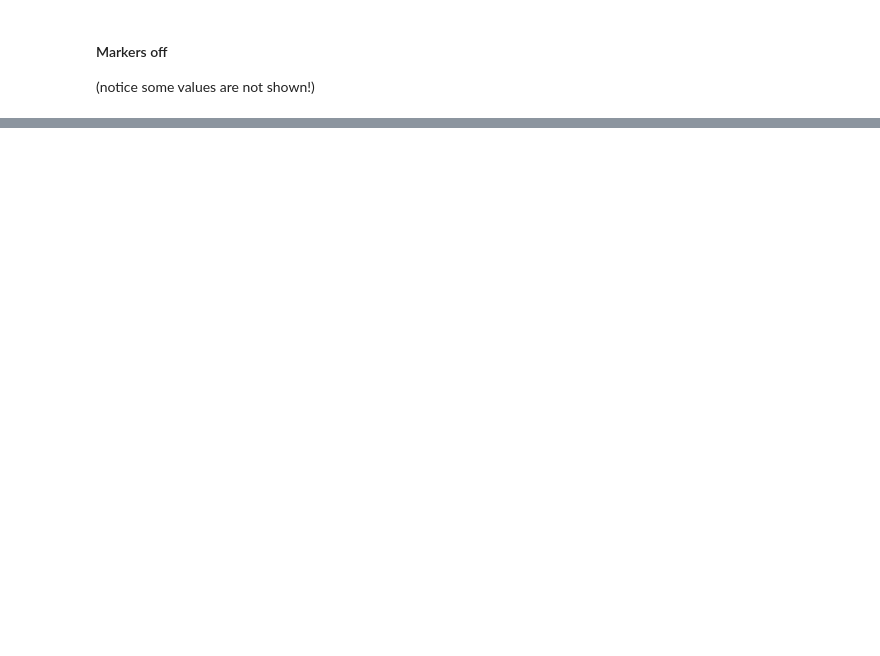
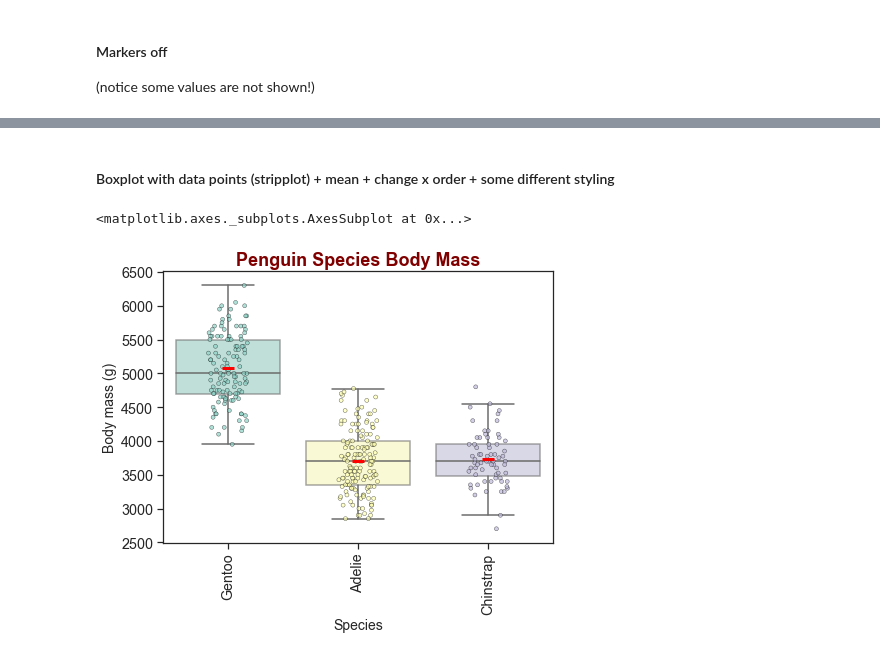
Before and after one commit to liel-cohen/LielTools, a Jupyter notebook: plots_examp.ipynb, the cells around one changed output, grey strips where cells are left out. Saved outputs shown, nothing was run; the diff lists cells and outputs as text; code cells hidden in the pictures; blank space fills up the shorter version.

```diff
--- a/plots_examp.ipynb
+++ b/plots_examp.ipynb
@@ -133,0 +187,18 @@ ax = PlotTools.parallele_coordinates_plot(iris_df, class_column='species', cmap=
+# %% [markdown]
+#### Boxplot with data points (stripplot) + mean + change x order + some different styling
+# %%
+PlotTools.plot_boxplot(peng_df["species"], # x values series
+             peng_df["body_mass_g"], # y values series
+             figsize=(7, 5), palette='Set3',
+             plotTitle='Penguin Species Body Mass',
+             xTitle='Species',
+             yTitle='Body mass (g)',
+             xRotation=90,
+             font_scale=1.3,
+             order=['Gentoo', 'Adelie', 'Chinstrap'],
+             linewidth=0.4,
+             add_mean=True,
+             mean_size=150)
+# %% [output]
+<matplotlib.axes._subplots.AxesSubplot at 0x...>
+[figure, added]
```
Also changed, not shown: parts of 18 cells of this notebook, 2 other files.
